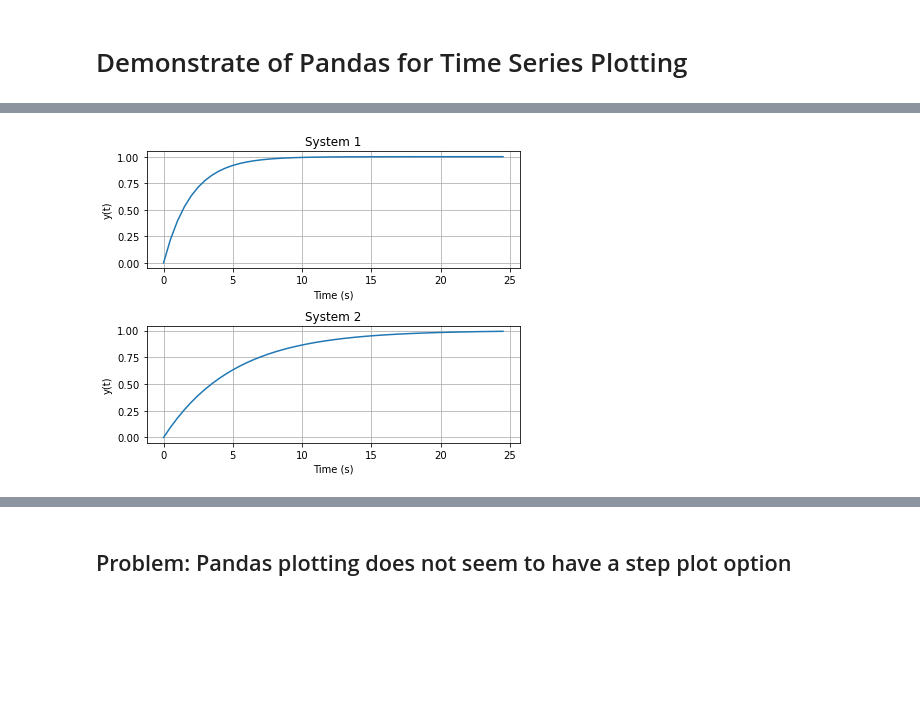
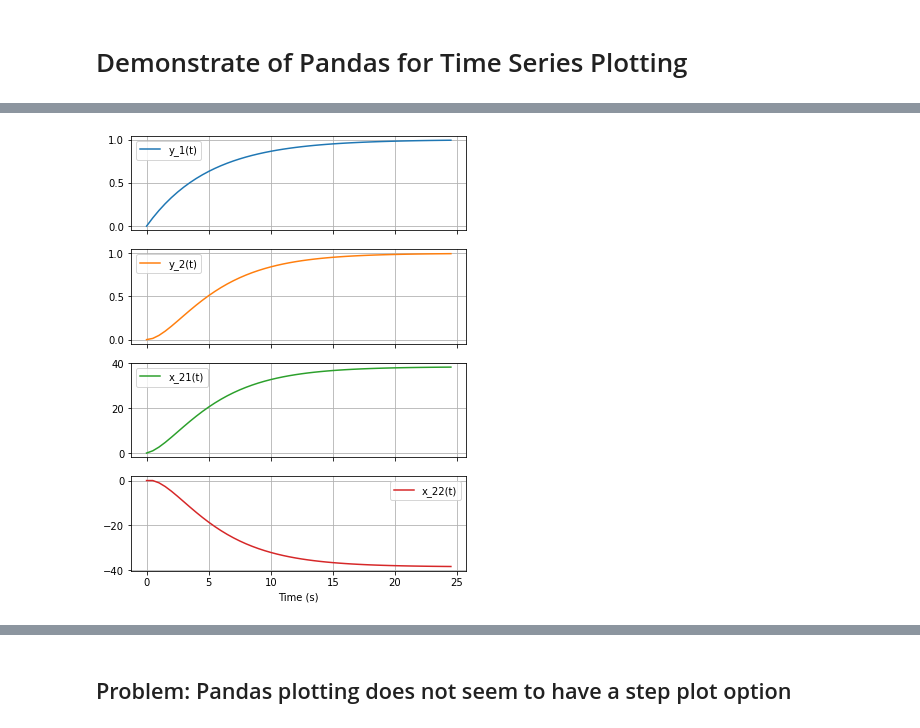
Before and after one commit to billtubbs/python-control-examples, a Jupyter notebook: Demonstrate-Pandas-time-series-plotting.ipynb, the cells around one changed output, grey strips where cells are left out. Cells and saved outputs as stored; diff of their text form; code cells hidden in the pictures; blank space fills up the shorter version.

Commit message:
Added multiple subplots example

```diff
--- a/Demonstrate-Pandas-time-series-plotting.ipynb
+++ b/Demonstrate-Pandas-time-series-plotting.ipynb
@@ -53,16 +66,9 @@ plt.show()
-# %%
-# Lines on separate plots
-fig, axes = plt.subplots(2, 1, figsize=(6, 5))
-
-for label, ax in zip(sim_results, axes):
-    sim_results[label].plot(ax=ax, title=label)
-    ax.set_ylabel('y(t)')
-    ax.grid()
-
-plt.tight_layout()
-plt.show()
-# %% [output]
-[figure, removed]
+# %%
+# Separate subplots
+sim_results.plot(subplots=True, grid=True, figsize=(6, 8))
+plt.show()
+# %% [output]
+[figure, added]
 # %% [markdown]
 ## Use of Pandas datetime index
 
```
Also changed, not shown: parts of 14 cells of this notebook.
